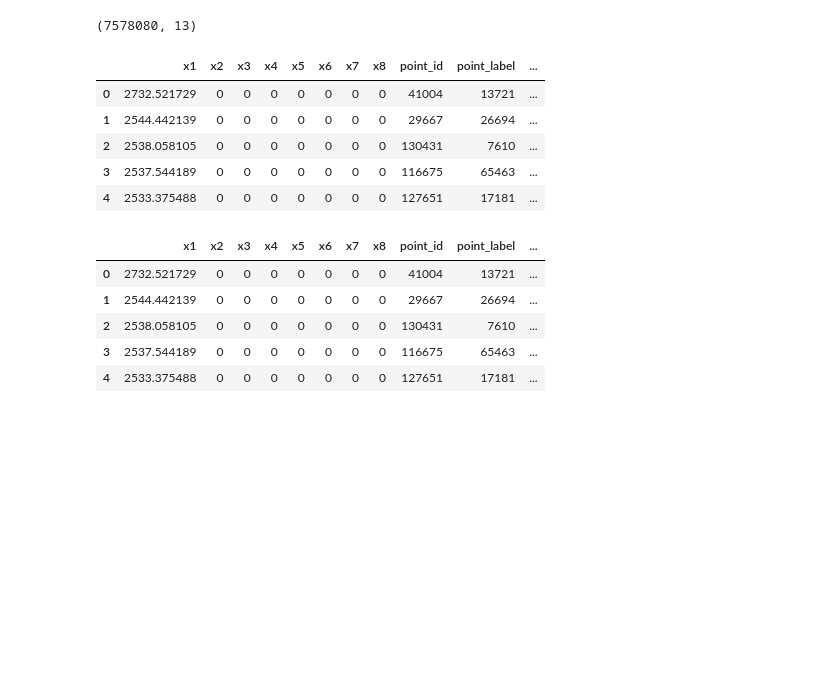
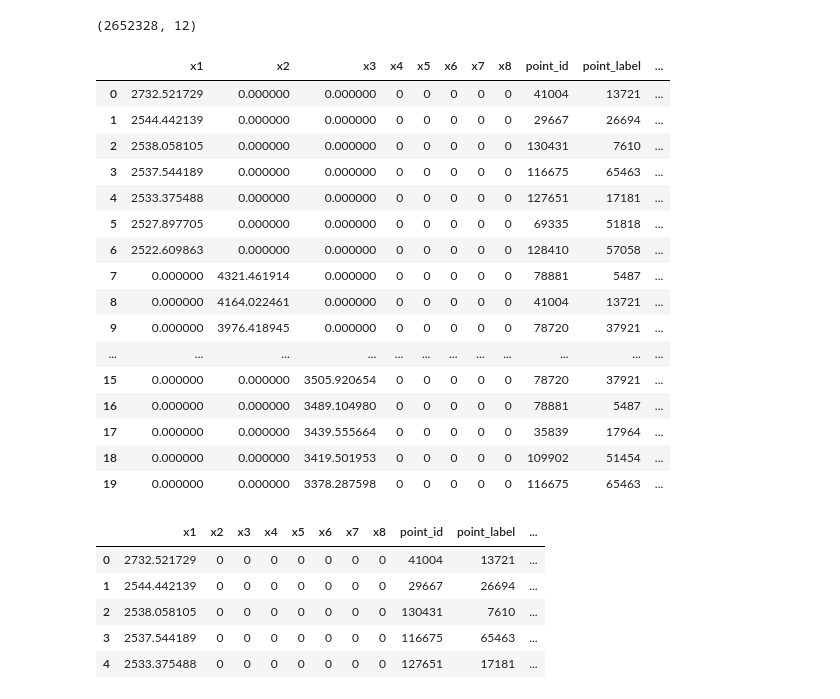
Before and after one commit to maxkub/challengeMDI341_2, a Jupyter notebook: Test_arbres.ipynb, the cells around one changed output. Drawn from its saved outputs; the diff is of its cells as text; code cells hidden in the pictures; blank space fills up the shorter version.

```diff
--- a/Test_arbres.ipynb
+++ b/Test_arbres.ipynb
@@ -24,16 +25,27 @@ The autoreload extension is already loaded. To reload it, use:
 # %%
-df = pd.read_pickle('formated_train_data_20l.pkl')
+df = pd.read_pickle('data/formated_train_data_7l.pkl')
 
 print df.shape
-df.head()
+df.head(20)
 # %% [output]
-(7578080, 13)
+(2652328, 12)
 |  | x1 | x2 | x3 | x4 | x5 | x6 | x7 | x8 | point_id | point_label | ... |
-| 0 | 2732.521729 | 0 | 0 | 0 | 0 | 0 | 0 | 0 | 41004 | 13721 | ... |
-| 1 | 2544.442139 | 0 | 0 | 0 | 0 | 0 | 0 | 0 | 29667 | 26694 | ... |
-| 2 | 2538.058105 | 0 | 0 | 0 | 0 | 0 | 0 | 0 | 130431 | 7610 | ... |
-| 3 | 2537.544189 | 0 | 0 | 0 | 0 | 0 | 0 | 0 | 116675 | 65463 | ... |
-| 4 | 2533.375488 | 0 | 0 | 0 | 0 | 0 | 0 | 0 | 127651 | 17181 | ... |
+| 0 | 2732.521729 | 0.000000 | 0.000000 | 0 | 0 | 0 | 0 | 0 | 41004 | 13721 | ... |
+| 1 | 2544.442139 | 0.000000 | 0.000000 | 0 | 0 | 0 | 0 | 0 | 29667 | 26694 | ... |
+| 2 | 2538.058105 | 0.000000 | 0.000000 | 0 | 0 | 0 | 0 | 0 | 130431 | 7610 | ... |
+| 3 | 2537.544189 | 0.000000 | 0.000000 | 0 | 0 | 0 | 0 | 0 | 116675 | 65463 | ... |
+| 4 | 2533.375488 | 0.000000 | 0.000000 | 0 | 0 | 0 | 0 | 0 | 127651 | 17181 | ... |
+| 5 | 2527.897705 | 0.000000 | 0.000000 | 0 | 0 | 0 | 0 | 0 | 69335 | 51818 | ... |
+| 6 | 2522.609863 | 0.000000 | 0.000000 | 0 | 0 | 0 | 0 | 0 | 128410 | 57058 | ... |
+| 7 | 0.000000 | 4321.461914 | 0.000000 | 0 | 0 | 0 | 0 | 0 | 78881 | 5487 | ... |
+| 8 | 0.000000 | 4164.022461 | 0.000000 | 0 | 0 | 0 | 0 | 0 | 41004 | 13721 | ... |
+| 9 | 0.000000 | 3976.418945 | 0.000000 | 0 | 0 | 0 | 0 | 0 | 78720 | 37921 | ... |
+| ... | ... | ... | ... | ... | ... | ... | ... | ... | ... | ... | ... |
+| 15 | 0.000000 | 0.000000 | 3505.920654 | 0 | 0 | 0 | 0 | 0 | 78720 | 37921 | ... |
+| 16 | 0.000000 | 0.000000 | 3489.104980 | 0 | 0 | 0 | 0 | 0 | 78881 | 5487 | ... |
+| 17 | 0.000000 | 0.000000 | 3439.555664 | 0 | 0 | 0 | 0 | 0 | 35839 | 17964 | ... |
+| 18 | 0.000000 | 0.000000 | 3419.501953 | 0 | 0 | 0 | 0 | 0 | 109902 | 51454 | ... |
+| 19 | 0.000000 | 0.000000 | 3378.287598 | 0 | 0 | 0 | 0 | 0 | 116675 | 65463 | ... |
 # %%
 def similarity(label1, label2):
     if label1 == label2:
```
Also changed, not shown: parts of 12 cells of this notebook, 8 other files.
